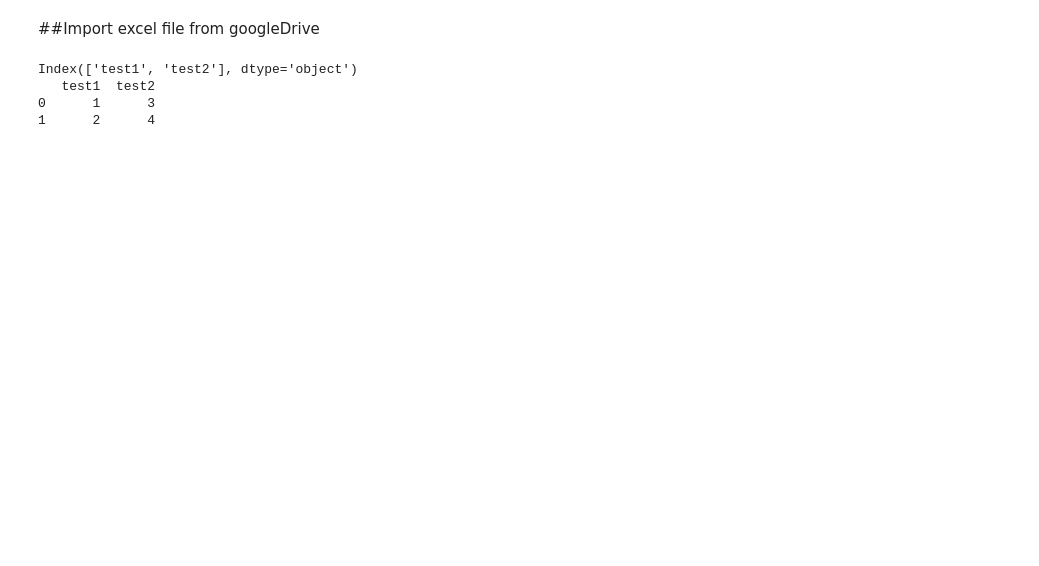
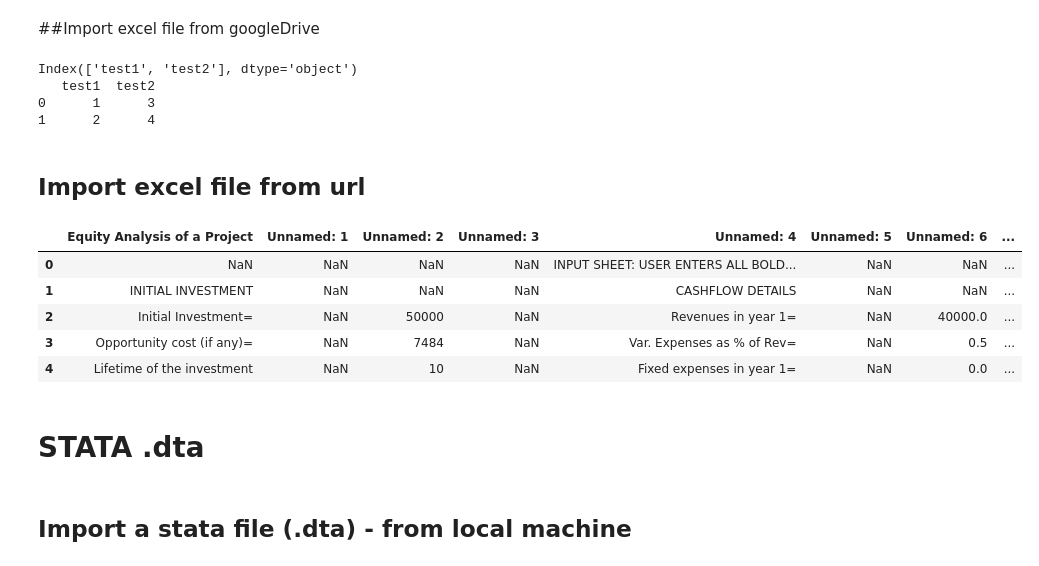
Before and after one commit to MayerAnnamaria/python-preprocessing, a Jupyter notebook: importing_files.ipynb, the cells around one changed output. Cells and saved outputs as stored; diff of their text form; code cells hidden in the pictures; blank space fills up the shorter version.

```diff
--- a/importing_files.ipynb
+++ b/importing_files.ipynb
@@ -55,3 +57,36 @@ Index(['test1', 'test2'], dtype='object')
    test1  test2
 0      1      3
 1      2      4
+# %% [markdown]
+## Import excel file from url
+# %%
+import pandas as pd
+import requests
+
+# Define the URL and local file path
+file_url = 'https://exinfm.com/excel%20files/capbudg.xls'  # replace with your actual URL
+local_file_path = '/content/capbudg.xls'
+
+# Download the file
+response = requests.get(file_url)
+if response.status_code == 200:
+    with open(local_file_path, 'wb') as f:
+        f.write(response.content)
+else:
+    raise Exception(f"Failed to download file: {response.status_code}")
+
+# Read the Excel file
+df = pd.read_excel(local_file_path)
+
+df.head()
+# %% [output]
+|  | Equity Analysis of a Project | Unnamed: 1 | Unnamed: 2 | Unnamed: 3 | Unnamed: 4 | Unnamed: 5 | Unnamed: 6 | ... |
+| 0 | NaN | NaN | NaN | NaN | INPUT SHEET: USER ENTERS ALL BOLD... | NaN | NaN | ... |
+| 1 | INITIAL INVESTMENT | NaN | NaN | NaN | CASHFLOW DETAILS | NaN | NaN | ... |
+| 2 | Initial Investment= | NaN | 50000 | NaN | Revenues in year 1= | NaN | 40000.0 | ... |
+| 3 | Opportunity cost (if any)= | NaN | 7484 | NaN | Var. Expenses as % of Rev= | NaN | 0.5 | ... |
+| 4 | Lifetime of the investment | NaN | 10 | NaN | Fixed expenses in year 1= | NaN | 0.0 | ... |
+# %% [markdown]
+# STATA .dta
+# %% [markdown]
+## Import a stata file (.dta) - from local machine
```
Also changed, not shown: parts of 5 cells of this notebook.
